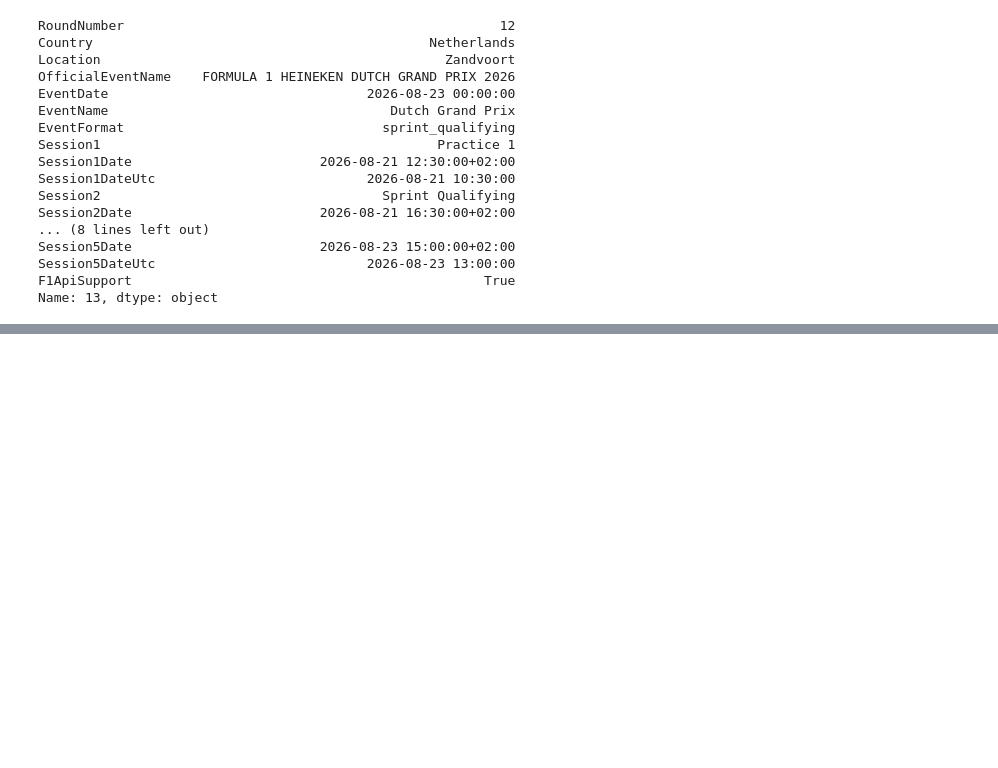
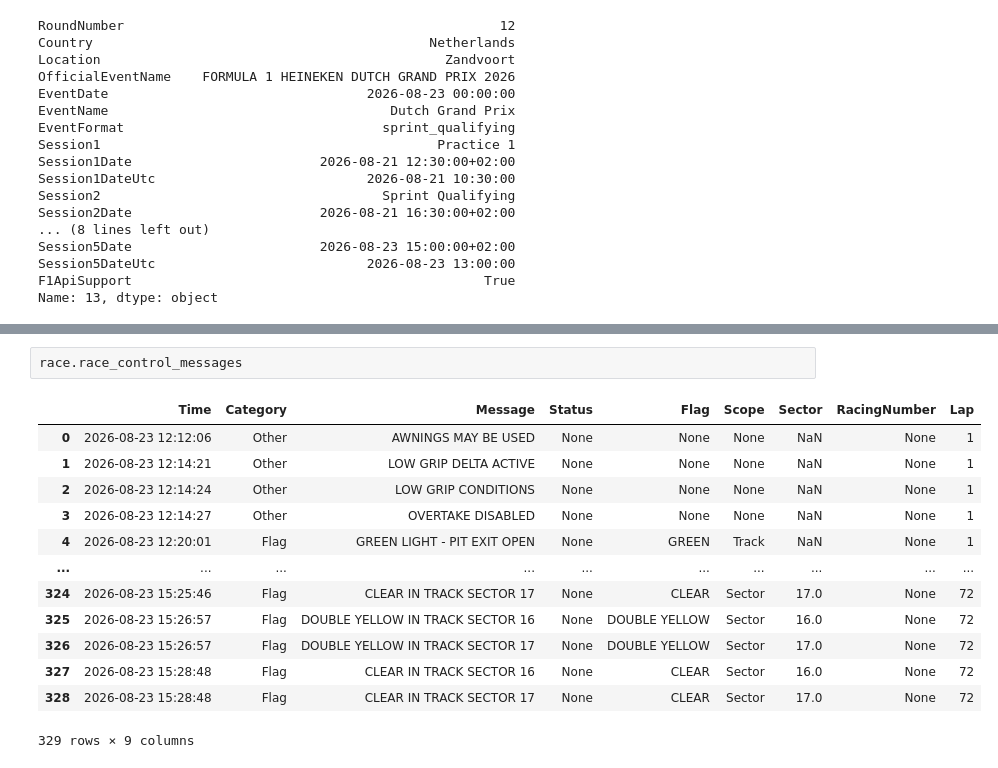
Before and after one commit to LukasBrookfield/f1-strategy-engine, a Jupyter notebook: notebooks/01_fastf1_test.ipynb, the cells around one changed output, grey strips where cells are left out. Drawn from its saved outputs; the diff is of its cells as text; blank space fills up the shorter version.

```diff
--- a/notebooks/01_fastf1_test.ipynb
+++ b/notebooks/01_fastf1_test.ipynb
@@ -211,2 +225,18 @@ core           INFO     Finished loading data for 22 drivers: ['63', '16', '1',
 5 rows × 22 columns
+# %%
+race.race_control_messages
+# %% [output]
+|  | Time | Category | Message | Status | Flag | Scope | Sector | RacingNumber | Lap |
+| 0 | 2026-08-23 12:12:06 | Other | AWNINGS MAY BE USED | None | None | None | NaN | None | 1 |
+| 1 | 2026-08-23 12:14:21 | Other | LOW GRIP DELTA ACTIVE | None | None | None | NaN | None | 1 |
+| 2 | 2026-08-23 12:14:24 | Other | LOW GRIP CONDITIONS | None | None | None | NaN | None | 1 |
+| 3 | 2026-08-23 12:14:27 | Other | OVERTAKE DISABLED | None | None | None | NaN | None | 1 |
+| 4 | 2026-08-23 12:20:01 | Flag | GREEN LIGHT - PIT EXIT OPEN | None | GREEN | Track | NaN | None | 1 |
+| ... | ... | ... | ... | ... | ... | ... | ... | ... | ... |
+| 324 | 2026-08-23 15:25:46 | Flag | CLEAR IN TRACK SECTOR 17 | None | CLEAR | Sector | 17.0 | None | 72 |
+| 325 | 2026-08-23 15:26:57 | Flag | DOUBLE YELLOW IN TRACK SECTOR 16 | None | DOUBLE YELLOW | Sector | 16.0 | None | 72 |
+| 326 | 2026-08-23 15:26:57 | Flag | DOUBLE YELLOW IN TRACK SECTOR 17 | None | DOUBLE YELLOW | Sector | 17.0 | None | 72 |
+| 327 | 2026-08-23 15:28:48 | Flag | CLEAR IN TRACK SECTOR 16 | None | CLEAR | Sector | 16.0 | None | 72 |
+| 328 | 2026-08-23 15:28:48 | Flag | CLEAR IN TRACK SECTOR 17 | None | CLEAR | Sector | 17.0 | None | 72 |
+329 rows × 9 columns
 # %%
```
Also changed, not shown: parts of 4 cells of this notebook, 6 other files.
